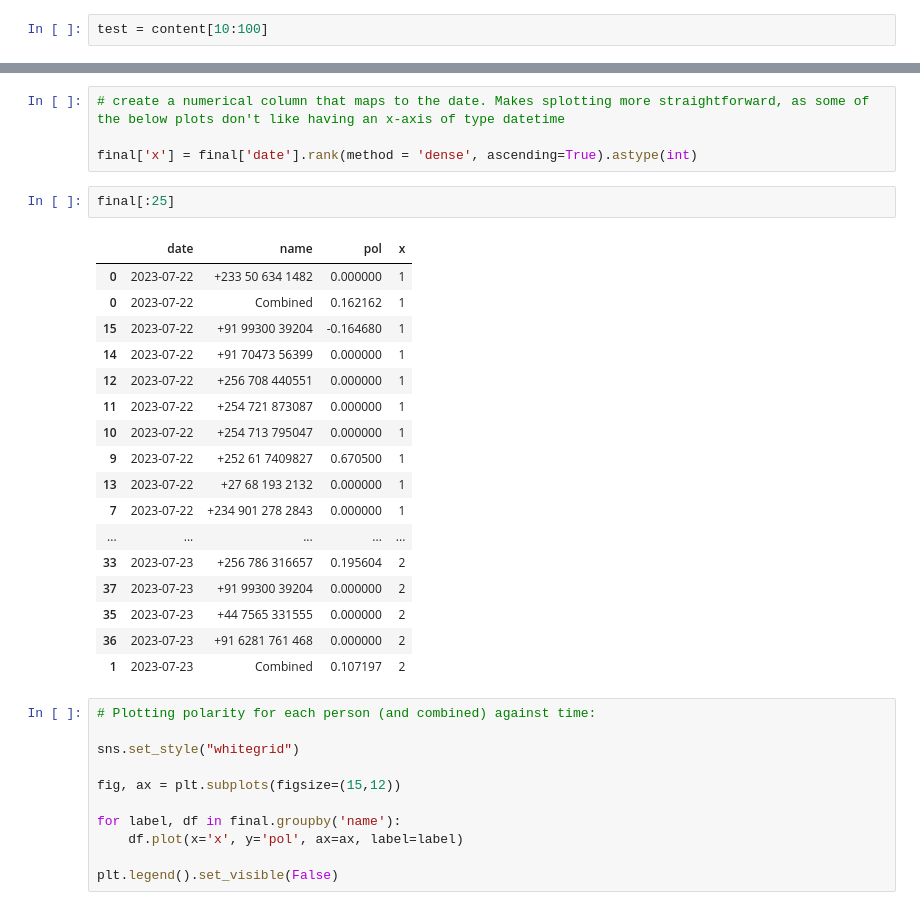
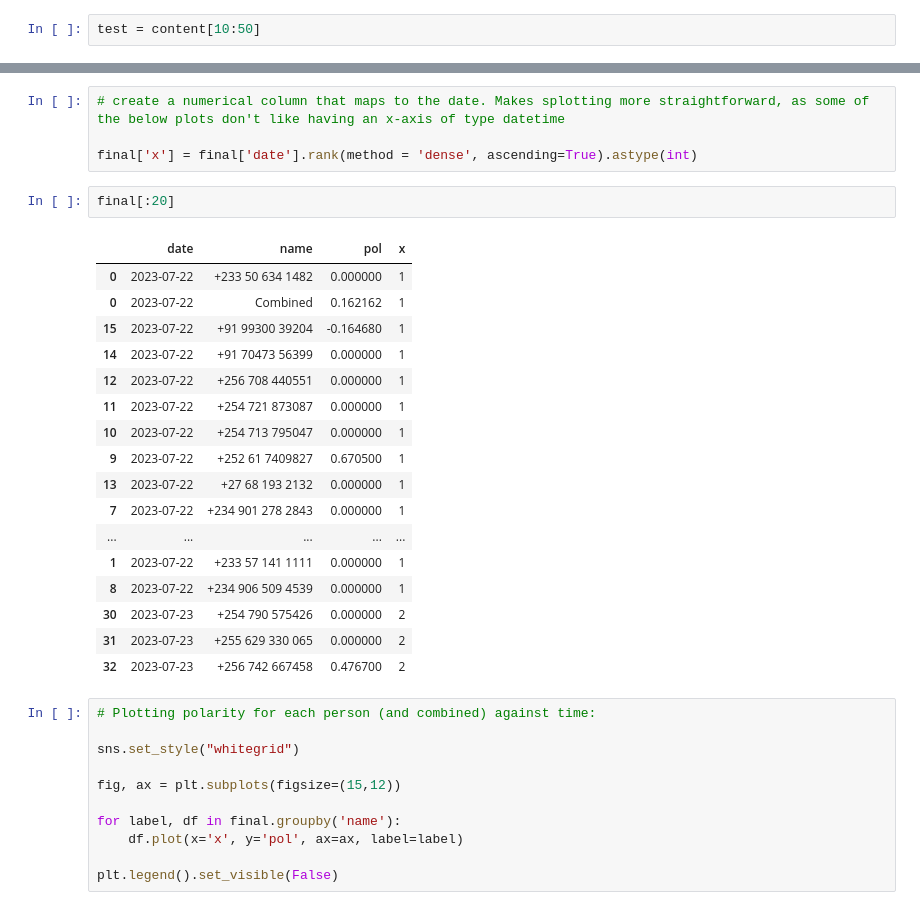
Before and after one commit to KhandareAshutosh/WhatsApp_Analysis, a Jupyter notebook: Whatsapp_nlp.ipynb, the cells around one changed output, grey strips where cells are left out. Drawn from its saved outputs; the diff is of its cells as text.

```diff
--- a/Whatsapp_nlp.ipynb
+++ b/Whatsapp_nlp.ipynb
@@ -160,7 +144,7 @@ Successfully built emoji
 Installing collected packages: emoji
 Successfully installed emoji-2.7.0
 # %%
-test = content[10:100]
+test = content[10:50]
 # %%
 for line in test:
   for c in line:
@@ -356,25 +325,25 @@ final[:6]
 
 final['x'] = final['date'].rank(method = 'dense', ascending=True).astype(int)
 # %%
-final[:25]
+final[:20]
 # %% [output]
 |  | date | name | pol | x |
 | 0 | 2023-07-22 | +233 50 634 1482 | 0.000000 | 1 |
 | 0 | 2023-07-22 | Combined | 0.162162 | 1 |
 | 15 | 2023-07-22 | +91 99300 39204 | -0.164680 | 1 |
 | 14 | 2023-07-22 | +91 70473 56399 | 0.000000 | 1 |
 | 12 | 2023-07-22 | +256 708 440551 | 0.000000 | 1 |
 | 11 | 2023-07-22 | +254 721 873087 | 0.000000 | 1 |
 | 10 | 2023-07-22 | +254 713 795047 | 0.000000 | 1 |
 | 9 | 2023-07-22 | +252 61 7409827 | 0.670500 | 1 |
 | 13 | 2023-07-22 | +27 68 193 2132 | 0.000000 | 1 |
 | 7 | 2023-07-22 | +234 901 278 2843 | 0.000000 | 1 |
 | ... | ... | ... | ... | ... |
-| 33 | 2023-07-23 | +256 786 316657 | 0.195604 | 2 |
-| 37 | 2023-07-23 | +91 99300 39204 | 0.000000 | 2 |
-| 35 | 2023-07-23 | +44 7565 331555 | 0.000000 | 2 |
-| 36 | 2023-07-23 | +91 6281 761 468 | 0.000000 | 2 |
-| 1 | 2023-07-23 | Combined | 0.107197 | 2 |
+| 1 | 2023-07-22 | +233 57 141 1111 | 0.000000 | 1 |
+| 8 | 2023-07-22 | +234 906 509 4539 | 0.000000 | 1 |
+| 30 | 2023-07-23 | +254 790 575426 | 0.000000 | 2 |
+| 31 | 2023-07-23 | +255 629 330 065 | 0.000000 | 2 |
+| 32 | 2023-07-23 | +256 742 667458 | 0.476700 | 2 |
 # %%
 # Plotting polarity for each person (and combined) against time:
 
```
Also changed, not shown: parts of 13 cells of this notebook.
